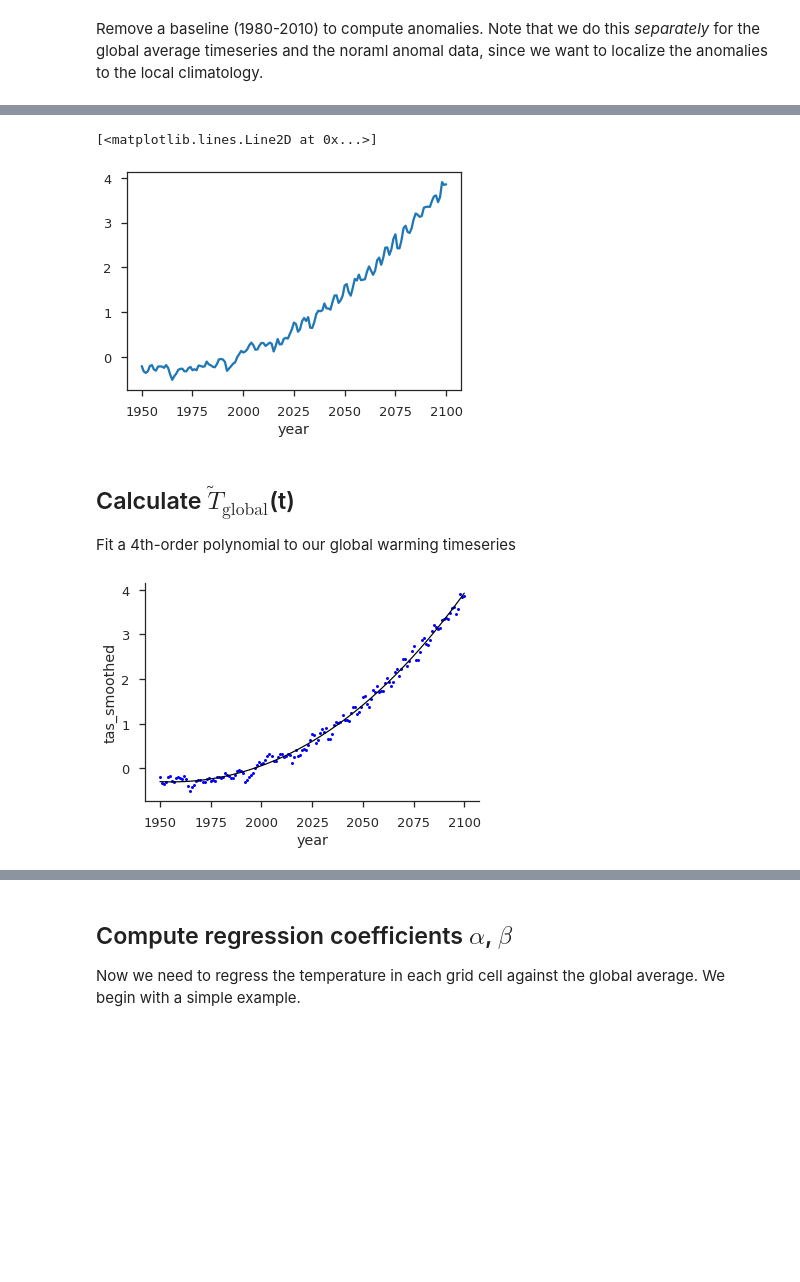
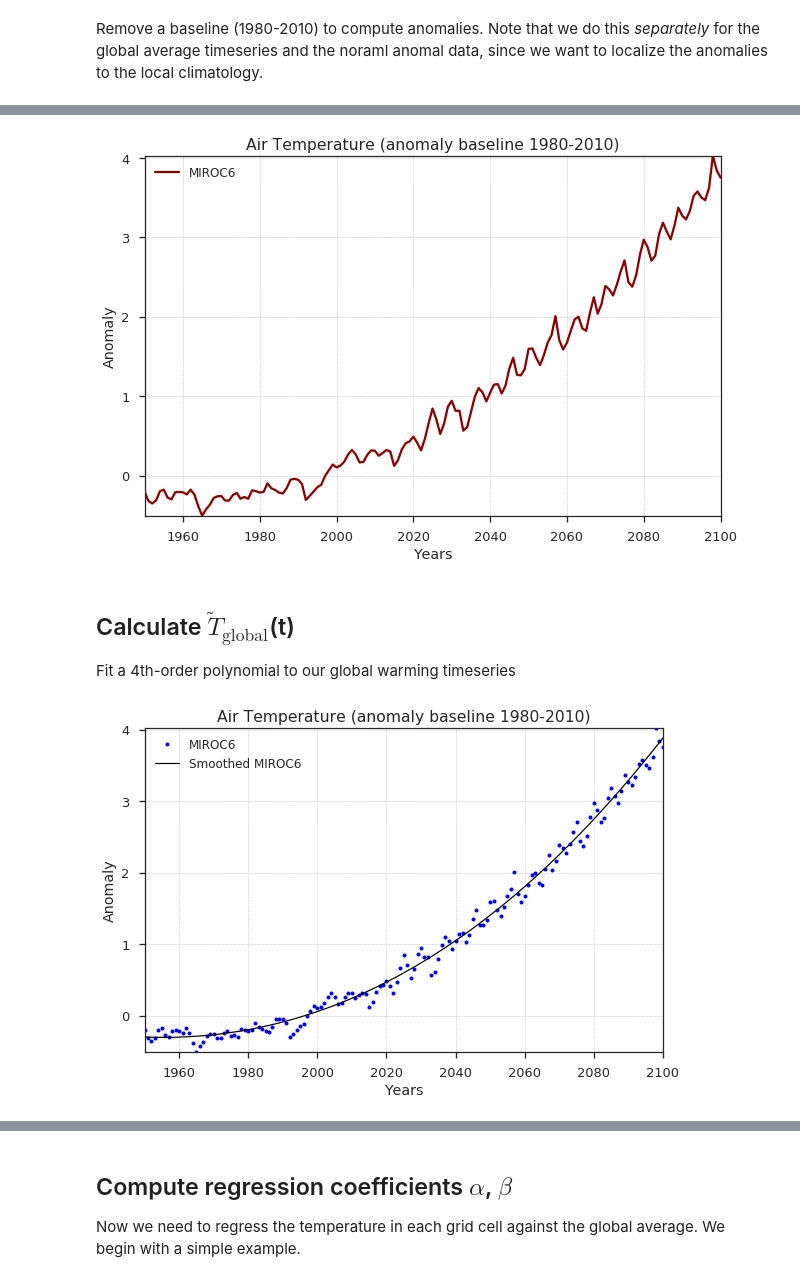
Before and after one commit to darothen/cmip6hack-toe, a Jupyter notebook: notebooks/hawkins.ipynb, the cells around one changed output, grey strips where cells are left out. Saved outputs shown, nothing was run; the diff lists cells and outputs as text; code cells hidden in the pictures; blank space fills up the shorter version.

```diff
--- a/notebooks/hawkins.ipynb
+++ b/notebooks/hawkins.ipynb
@@ -254,8 +274,21 @@ Coordinates:
-# %%
-_modern_mean_gavg_anom_ds.plot()
-# %% [output]
-[<matplotlib.lines.Line2D at 0x...>]
-[figure, removed]
+# %%
+fig = plt.figure(figsize=(8.,5.))
+ax = fig.add_axes([0.,0.,1.,1.])
+line1, = _modern_mean_gavg_anom_ds.plot(c='darkred',ls='-')
+plt.xlabel('Years')
+a = u"\u00b0"
+plt.ylabel('Anomaly')
+plt.title('Air Temperature (anomaly baseline 1980-2010)')
+plt.grid(color='0.5', linestyle='--', linewidth=0.5, alpha=0.5)
+plt.margins(x=0.,y=0.)
+plt.legend([line1,],
+          ["MIROC6"],
+          loc="upper left",
+          fancybox=True, fontsize=12, framealpha=0.8)
+#plt.show()
+plt.savefig('/glade/u/home/molina/fig3.png')
+# %% [output]
+[figure, added]
 # %% [markdown]
 ## Calculate $\tilde{T}_\mathrm{global}$(t)
 
@@ -282,11 +315,21 @@ glbl_ts = (
     .to_dataset(name=variable_id)
 )
 glbl_ts[f'{variable_id}_smoothed'] = (('year', ), ypred)
-# %%
-glbl_ts[variable_id].plot.line('bo', ms=3)
-glbl_ts[variable_id+'_smoothed'].plot.line('k', lw=1.2)
-
-ax = plt.gca()
-sns.despine(ax=ax)
-# %% [output]
-[figure, removed]
+# %%
+fig = plt.figure(figsize=(8.,5.))
+ax = fig.add_axes([0.025,0.025,0.9,0.9])
+scat1, = glbl_ts[variable_id].plot.line('bo', ms=4)
+line1, = glbl_ts[variable_id+'_smoothed'].plot.line('k', lw=1.2)
+plt.xlabel('Years')
+a = u"\u00b0"
+plt.ylabel('Anomaly')
+plt.title('Air Temperature (anomaly baseline 1980-2010)')
+plt.grid(color='0.5', linestyle='--', linewidth=0.5, alpha=0.5)
+plt.margins(x=0.,y=0.)
+plt.legend([scat1,line1,],
+          ["MIROC6","Smoothed MIROC6"],
+          loc="upper left",
+          fancybox=True, fontsize=12, framealpha=0.8)
+plt.savefig('/glade/u/home/molina/fig4.png', bbox_inches='tight')
+# %% [output]
+[figure, added]
```
Also changed, not shown: parts of 24 cells of this notebook.
